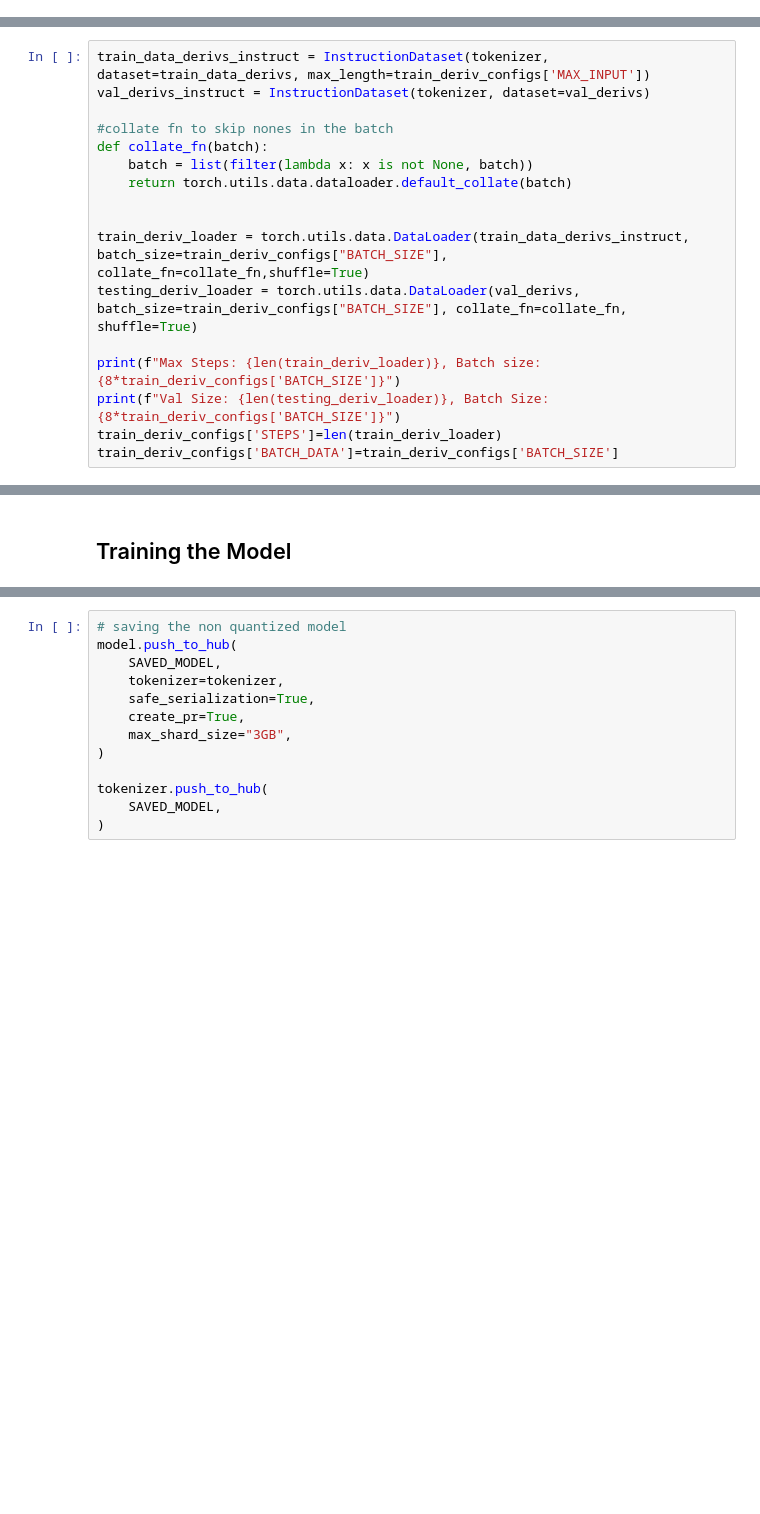
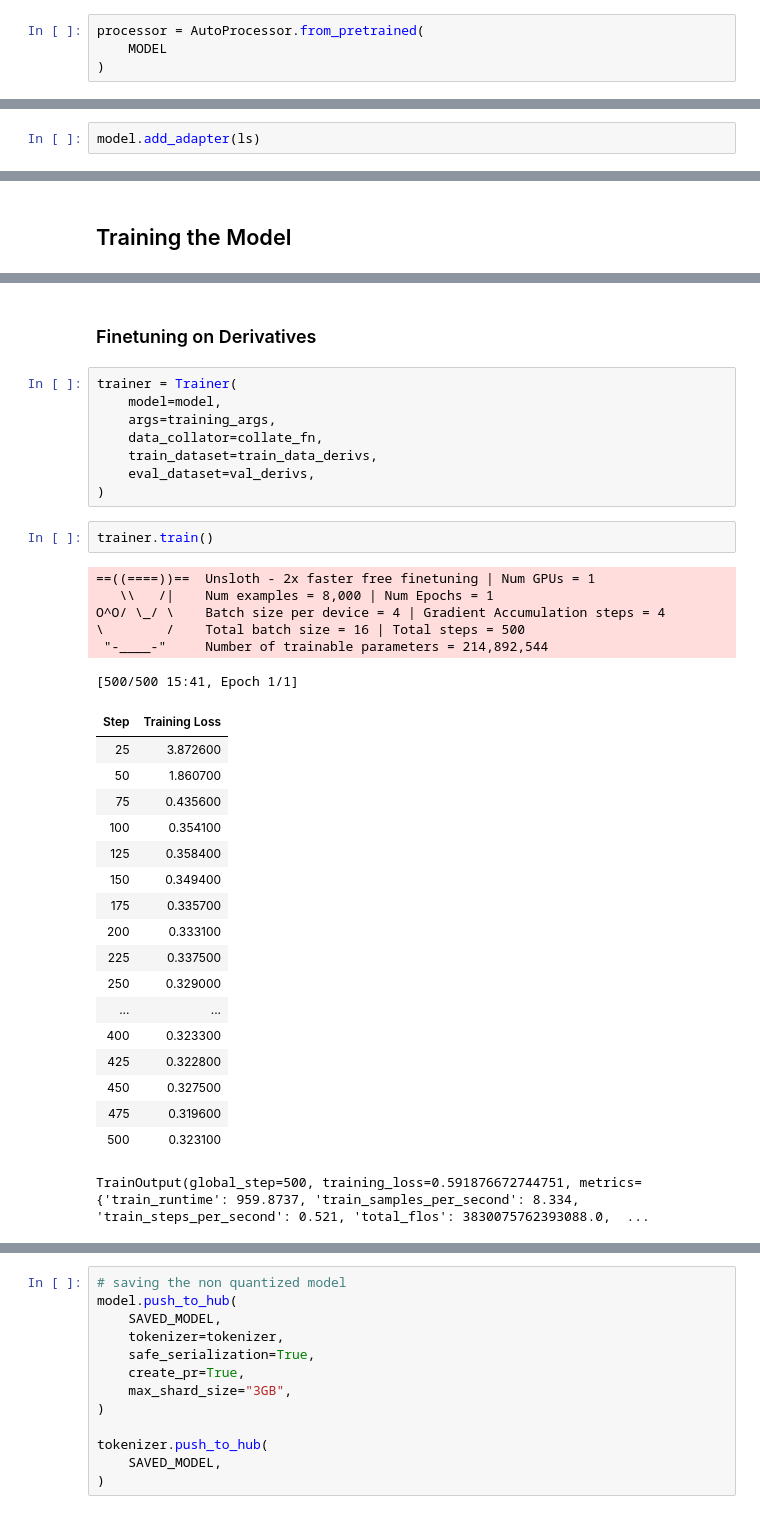
Before and after one commit to Bryan-Az/Mathematics-LLM, a Jupyter notebook: [Finetuning]_Mathematics_Model_Colab.ipynb, the cells around one changed output, grey strips where cells are left out. Saved outputs shown, nothing was run; the diff lists cells and outputs as text; blank space fills up the shorter version.

Commit message:
finetuned the HuggingFaceTB/SmolLM2-1.7B-Instruct model

```diff
--- a/[Finetuning]_Mathematics_Model_Colab.ipynb
+++ b/[Finetuning]_Mathematics_Model_Colab.ipynb
@@ -121,3 +83,7 @@ val_derivs = (load_dataset(train_dataset, 'derivatives', split="train[-2000:]"))
 # %%
 train_data_roots = load_dataset(train_dataset, 'roots', split='train[:8000]').shuffle()
 val_roots = (load_dataset(train_dataset, 'roots', split="train[-2000:]")).shuffle()
+# %%
+processor = AutoProcessor.from_pretrained(
+    MODEL
+)
@@ -168,17 +186,0 @@ train_roots_configs = {'MAX_INPUT': MAX_INPUT,
-# %%
-train_data_derivs_instruct = InstructionDataset(tokenizer, dataset=train_data_derivs, max_length=train_deriv_configs['MAX_INPUT'])
-val_derivs_instruct = InstructionDataset(tokenizer, dataset=val_derivs)
-
-#collate fn to skip nones in the batch
-def collate_fn(batch):
-    batch = list(filter(lambda x: x is not None, batch))
-    return torch.utils.data.dataloader.default_collate(batch)
-
-
-train_deriv_loader = torch.utils.data.DataLoader(train_data_derivs_instruct, batch_size=train_deriv_configs["BATCH_SIZE"], collate_fn=collate_fn,shuffle=True)
-testing_deriv_loader = torch.utils.data.DataLoader(val_derivs, batch_size=train_deriv_configs["BATCH_SIZE"], collate_fn=collate_fn, shuffle=True)
-
-print(f"Max Steps: {len(train_deriv_loader)}, Batch size: {8*train_deriv_configs['BATCH_SIZE']}")
-print(f"Val Size: {len(testing_deriv_loader)}, Batch Size: {8*train_deriv_configs['BATCH_SIZE']}")
-train_deriv_configs['STEPS']=len(train_deriv_loader)
-train_deriv_configs['BATCH_DATA']=train_deriv_configs['BATCH_SIZE']
@@ -214,0 +196,2 @@ trainable params: 533,790,720 || all params: 1,769,605,120 || trainable%: 30.164
+# %%
+model.add_adapter(ls)
@@ -444,0 +207,37 @@ want to continue training after 1000 stepsno
+# %% [markdown]
+### Finetuning on Derivatives
+# %%
+trainer = Trainer(
+    model=model,
+    args=training_args,
+    data_collator=collate_fn,
+    train_dataset=train_data_derivs,
+    eval_dataset=val_derivs,
+)
+# %%
+trainer.train()
+# %% [output]
+==((====))==  Unsloth - 2x faster free finetuning | Num GPUs = 1
+   \\   /|    Num examples = 8,000 | Num Epochs = 1
+O^O/ \_/ \    Batch size per device = 4 | Gradient Accumulation steps = 4
+\        /    Total batch size = 16 | Total steps = 500
+ "-____-"     Number of trainable parameters = 214,892,544
+[500/500 15:41, Epoch 1/1]
+| Step | Training Loss |
+| 25 | 3.872600 |
+| 50 | 1.860700 |
+| 75 | 0.435600 |
+| 100 | 0.354100 |
+| 125 | 0.358400 |
+| 150 | 0.349400 |
+| 175 | 0.335700 |
+| 200 | 0.333100 |
+| 225 | 0.337500 |
+| 250 | 0.329000 |
+| ... | ... |
+| 400 | 0.323300 |
+| 425 | 0.322800 |
+| 450 | 0.327500 |
+| 475 | 0.319600 |
+| 500 | 0.323100 |
+TrainOutput(global_step=500, training_loss=0.591876672744751, metrics={'train_runtime': 959.8737, 'train_samples_per_second': 8.334, 'train_steps_per_second': 0.521, 'total_flos': 3830075762393088.0,  ...
```
Also changed, not shown: parts of 29 cells of this notebook.
